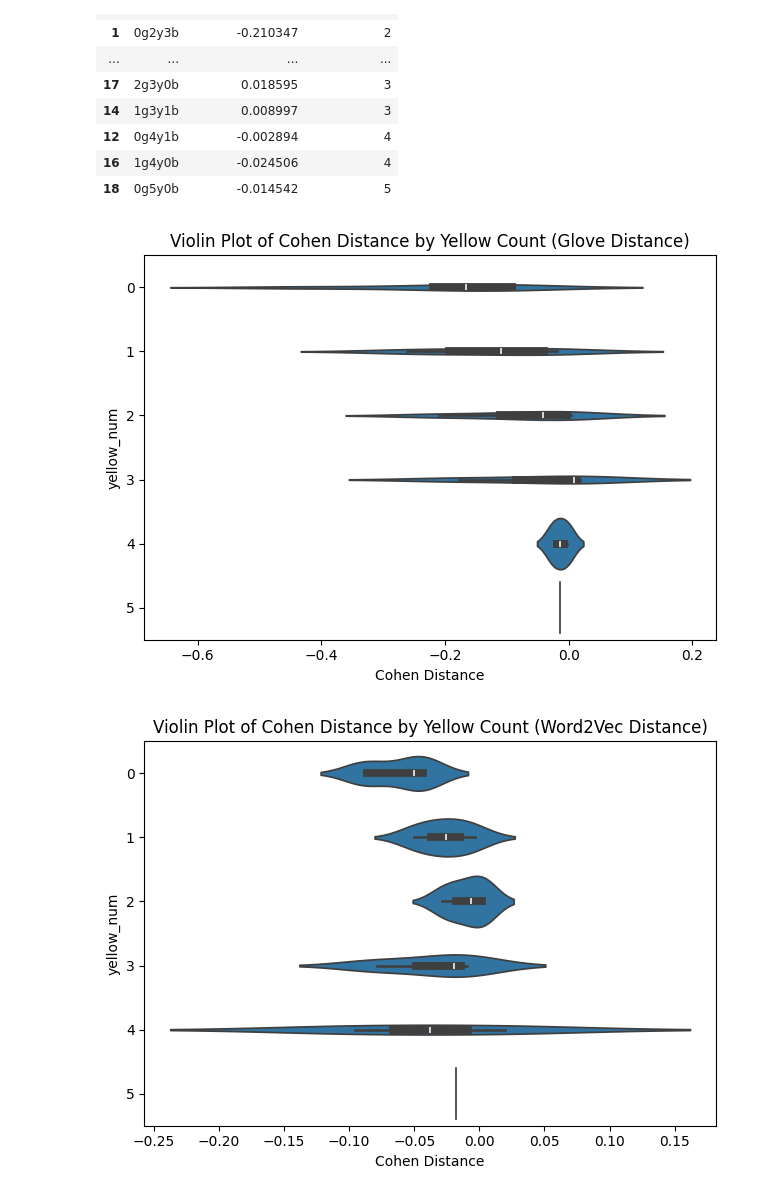
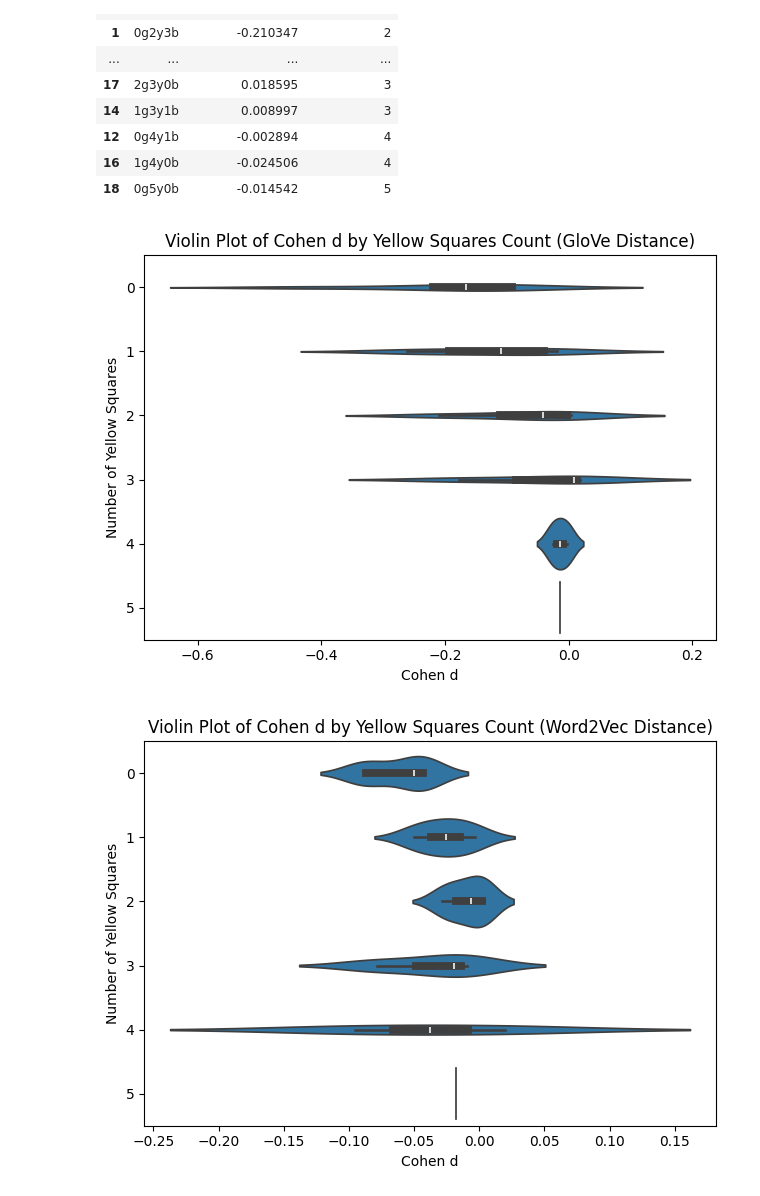
Before and after one commit to adam-kabbara/wordle-research, a Jupyter notebook: data_analysis/jupyter_notebooks/violin.ipynb, the cells around one changed output. Drawn from its saved outputs; the diff is of its cells as text; code cells hidden in the pictures.

```diff
--- a/data_analysis/jupyter_notebooks/violin.ipynb
+++ b/data_analysis/jupyter_notebooks/violin.ipynb
@@ -95,30 +102,34 @@ df_yellow_glove
 # %%
 sns.violinplot(
     data=df_yellow_glove,
     y='yellow_num',
     x='Cohen Distance',
     orient='h',
 )
-plt.title('Violin Plot of Cohen Distance by Yellow Count (Glove Distance)')
-plt.xlabel('Cohen Distance')
-plt.ylabel('yellow_num')
+plt.title('Violin Plot of Cohen d by Yellow Squares Count (GloVe Distance)')
+plt.xlabel('Cohen d')
+plt.ylabel('Number of Yellow Squares')
 plt.tight_layout()
+# save to pdf
+plt.savefig('violin_plot_yellow_glove.pdf')
 plt.show()
 
 sns.violinplot(
     data=df_yellow_word2vec,
     y='yellow_num',
     x='Cohen Distance',
     orient='h',
 )
-plt.title('Violin Plot of Cohen Distance by Yellow Count (Word2Vec Distance)')
-plt.xlabel('Cohen Distance')
-plt.ylabel('yellow_num')
+plt.title('Violin Plot of Cohen d by Yellow Squares Count (Word2Vec Distance)')
+plt.xlabel('Cohen d')
+plt.ylabel('Number of Yellow Squares')
 plt.tight_layout()
+# save to pdf
+plt.savefig('violin_plot_yellow_word2vec.pdf')
 plt.show()
 # %% [output]
-[figure, old version]
+[figure, new version]
-[figure, old version]
+[figure, new version]
 # %%
 df_grey_word2vec = df_word2vec.iloc[:, :2].sort_values(by='state', ascending=True, key=lambda col: col.str[4])
 df_grey_word2vec['grey_num'] = df_grey_word2vec['state'].str[4]
```
Also changed, not shown: parts of 4 cells of this notebook.
